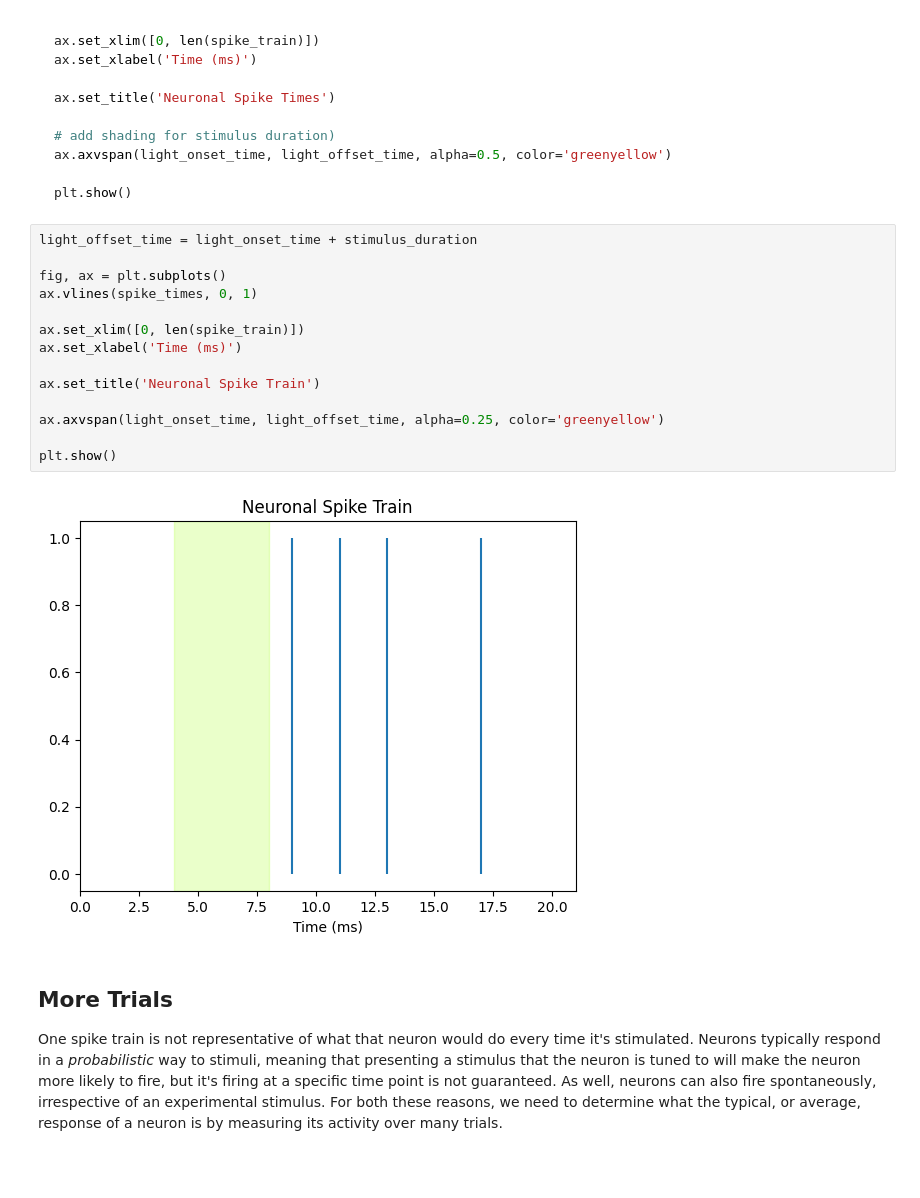
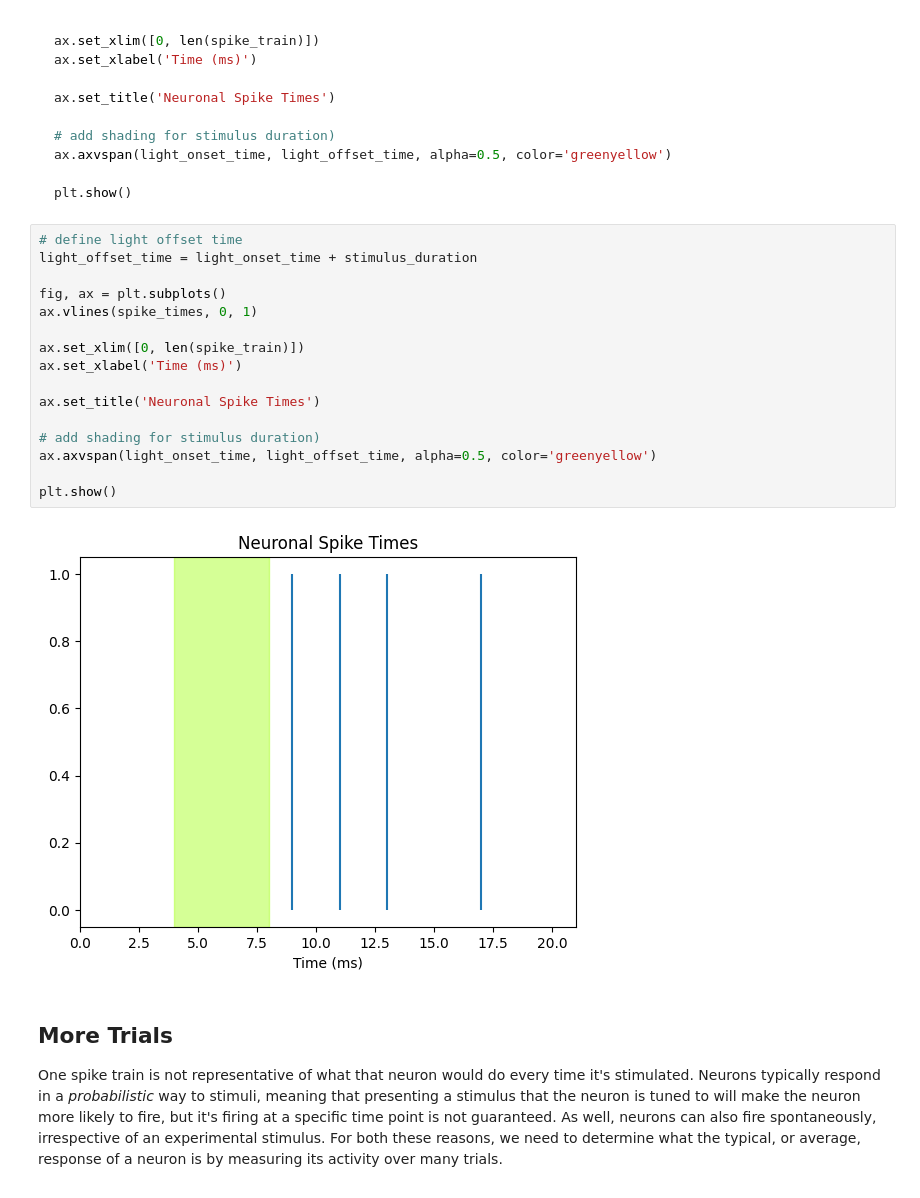
Before and after one commit to dm748329/Single-Unit-Data, a Jupyter notebook: 1 - intro_spike_trains.ipynb, the cells around one changed output. Saved outputs shown, nothing was run; the diff lists cells and outputs as text.

```diff
--- a/1 - intro_spike_trains.ipynb
+++ b/1 - intro_spike_trains.ipynb
@@ -225,21 +225,23 @@ ax.axvspan(light_onset_time, light_offset_time, alpha=0.5, color='greenyellow')
 plt.show()
 ~~~
 # %%
+# define light offset time
 light_offset_time = light_onset_time + stimulus_duration
 
 fig, ax = plt.subplots()
 ax.vlines(spike_times, 0, 1)
 
 ax.set_xlim([0, len(spike_train)])
 ax.set_xlabel('Time (ms)')
 
-ax.set_title('Neuronal Spike Train')
+ax.set_title('Neuronal Spike Times')
 
-ax.axvspan(light_onset_time, light_offset_time, alpha=0.25, color='greenyellow')
+# add shading for stimulus duration)
+ax.axvspan(light_onset_time, light_offset_time, alpha=0.5, color='greenyellow')
 
 plt.show()
 # %% [output]
-[figure, old version]
+[figure, new version]
 # %% [markdown]
 ## More Trials
 
```
Also changed, not shown: parts of 1 cell of this notebook.
